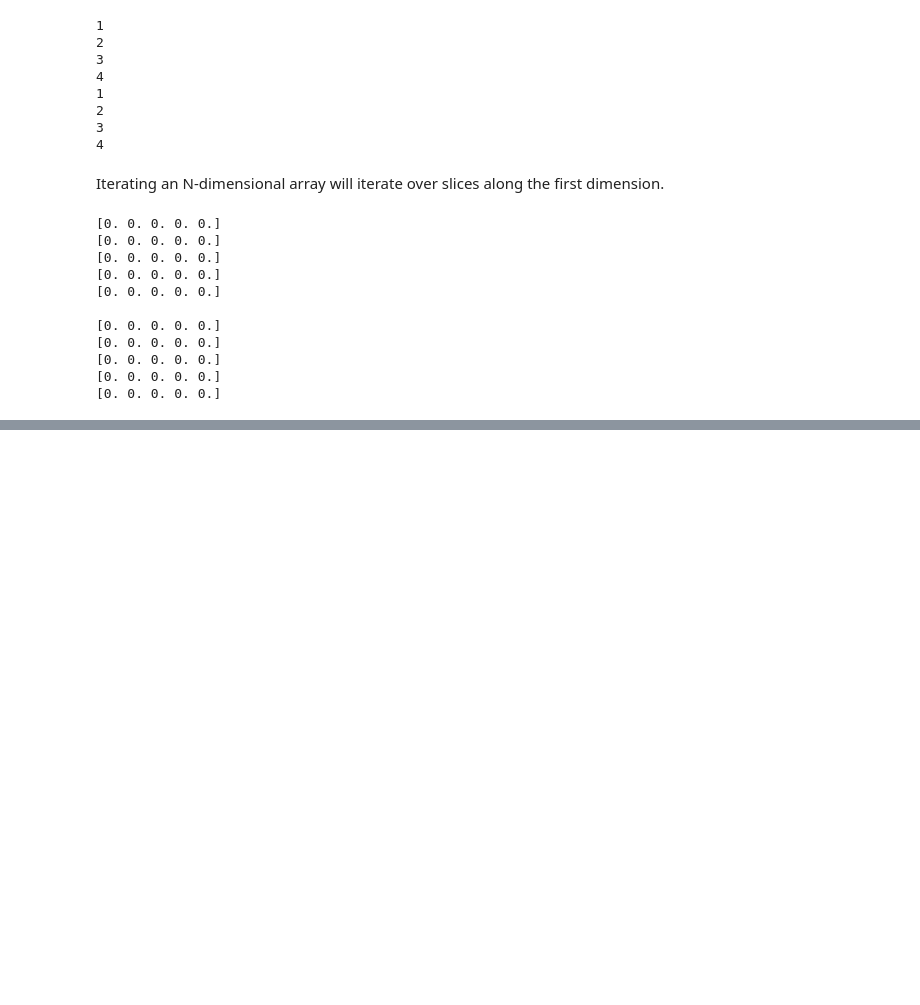
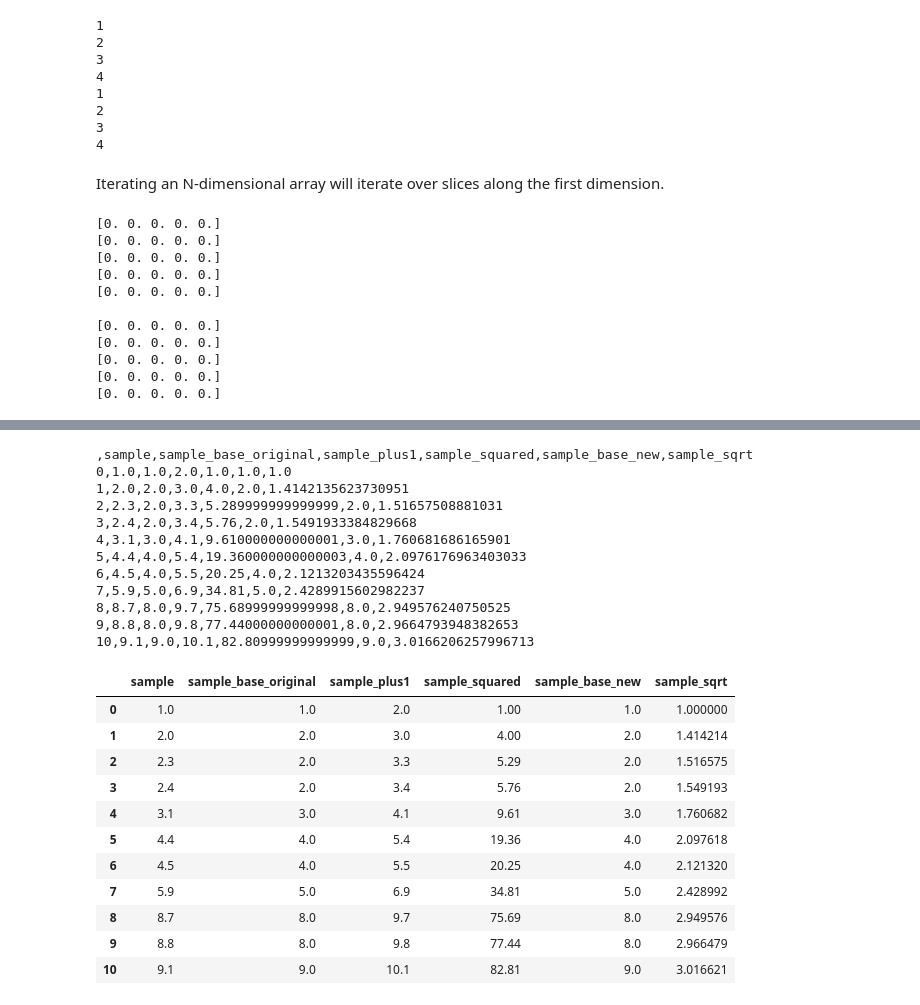
Before and after one commit to semaphoreP/codeastro, a Jupyter notebook: Day1/numpy_pandas.ipynb, the cells around one changed output, grey strips where cells are left out. Saved outputs shown, nothing was run; the diff lists cells and outputs as text; code cells hidden in the pictures; blank space fills up the shorter version.

```diff
--- a/Day1/numpy_pandas.ipynb
+++ b/Day1/numpy_pandas.ipynb
@@ -90,0 +290,32 @@ for i in range(y.shape[0]):
+# %%
+merged.to_csv('sample.csv')
+
+!cat sample.csv
+
+from_csv = pd.read_csv('sample.csv', index_col=0)
+from_csv
+# %% [output]
+,sample,sample_base_original,sample_plus1,sample_squared,sample_base_new,sample_sqrt
+0,1.0,1.0,2.0,1.0,1.0,1.0
+1,2.0,2.0,3.0,4.0,2.0,1.4142135623730951
+2,2.3,2.0,3.3,5.289999999999999,2.0,1.51657508881031
+3,2.4,2.0,3.4,5.76,2.0,1.5491933384829668
+4,3.1,3.0,4.1,9.610000000000001,3.0,1.760681686165901
+5,4.4,4.0,5.4,19.360000000000003,4.0,2.0976176963403033
+6,4.5,4.0,5.5,20.25,4.0,2.1213203435596424
+7,5.9,5.0,6.9,34.81,5.0,2.4289915602982237
+8,8.7,8.0,9.7,75.68999999999998,8.0,2.949576240750525
+9,8.8,8.0,9.8,77.44000000000001,8.0,2.9664793948382653
+10,9.1,9.0,10.1,82.80999999999999,9.0,3.0166206257996713
+|  | sample | sample_base_original | sample_plus1 | sample_squared | sample_base_new | sample_sqrt |
+| 0 | 1.0 | 1.0 | 2.0 | 1.00 | 1.0 | 1.000000 |
+| 1 | 2.0 | 2.0 | 3.0 | 4.00 | 2.0 | 1.414214 |
+| 2 | 2.3 | 2.0 | 3.3 | 5.29 | 2.0 | 1.516575 |
+| 3 | 2.4 | 2.0 | 3.4 | 5.76 | 2.0 | 1.549193 |
+| 4 | 3.1 | 3.0 | 4.1 | 9.61 | 3.0 | 1.760682 |
+| 5 | 4.4 | 4.0 | 5.4 | 19.36 | 4.0 | 2.097618 |
+| 6 | 4.5 | 4.0 | 5.5 | 20.25 | 4.0 | 2.121320 |
+| 7 | 5.9 | 5.0 | 6.9 | 34.81 | 5.0 | 2.428992 |
+| 8 | 8.7 | 8.0 | 9.7 | 75.69 | 8.0 | 2.949576 |
+| 9 | 8.8 | 8.0 | 9.8 | 77.44 | 8.0 | 2.966479 |
+| 10 | 9.1 | 9.0 | 10.1 | 82.81 | 9.0 | 3.016621 |
```
Also changed, not shown: parts of 24 cells of this notebook, 4 other files.
